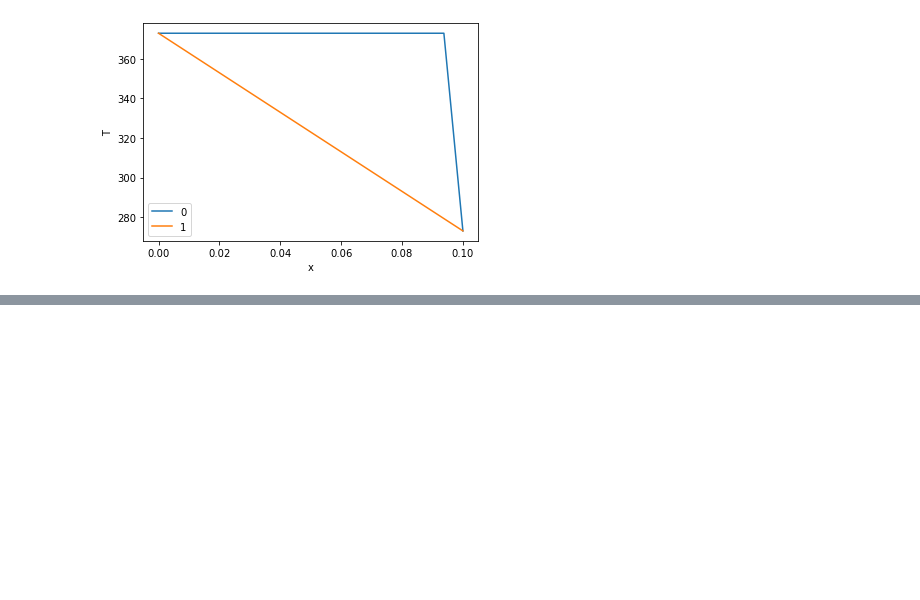
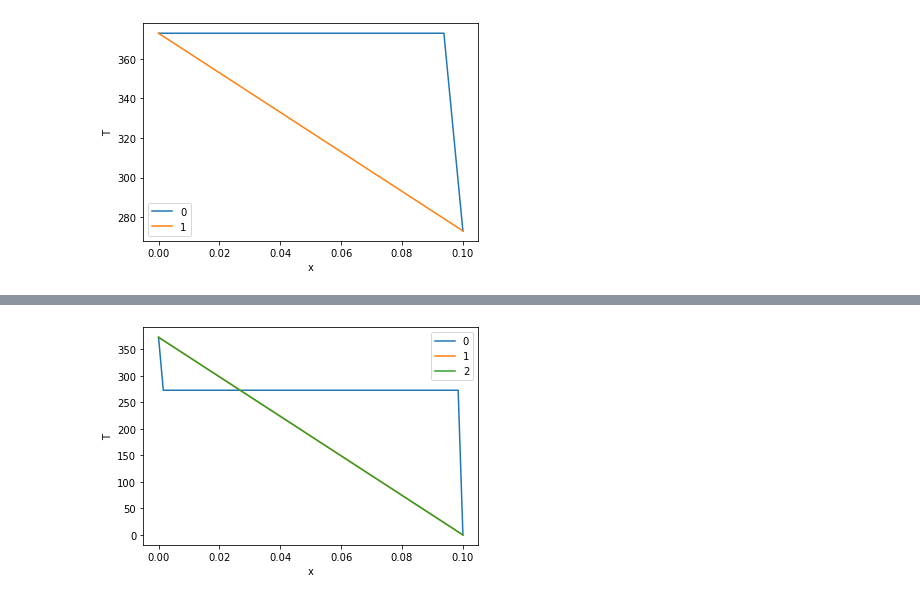
Before and after one commit to LamiaAroni/9710_CFD_project1, a Jupyter notebook: CFD_Assignment_lamia.ipynb, the cells around one changed output, grey strips where cells are left out. Cells and saved outputs as stored; diff of their text form; code cells hidden in the pictures; blank space fills up the shorter version.

```diff
--- a/CFD_Assignment_lamia.ipynb
+++ b/CFD_Assignment_lamia.ipynb
@@ -726,0 +761,28 @@ plt.show()
+# %%
+# Problem 4
+class SurfaceRadiationModel:
+    """Class defining a surface convection model"""
+
+    def __init__(self, grid, T, Tc, epi, sigma):
+        """Constructor"""
+        self._grid = grid
+        self._T = T
+        self._epi = epi
+        self._Tc = Tc
+        self._sigma = sigma
+
+    def add(self, coeffs):
+        """Function to add surface convection terms to coefficient arrays"""
+
+        # Calculate the source term
+        source = self._epi*self._sigma*((self._T[1:-1])**4 - (self._Tc)**4)*self._grid.vol
+        print(source)
+
+        # Calculate the linearization coefficients
+        coeffP = 0
+
+        # Add to coefficient arrays
+        coeffs.accumulate_aP(coeffP)
+        coeffs.accumulate_rP(source)
+
+        return coeffs
@@ -726,0 +882,15 @@ plt.show()
+# %%
+%matplotlib inline
+import matplotlib.pyplot as plt
+
+i = 0
+for T in T_solns:
+    plt.plot(grid.xP, T, label=str(i))
+    i += 1
+
+plt.xlabel("x")
+plt.ylabel("T")
+plt.legend()
+plt.show()
+# %% [output]
+[figure, added]
```
Also changed, not shown: parts of 8 cells of this notebook.
